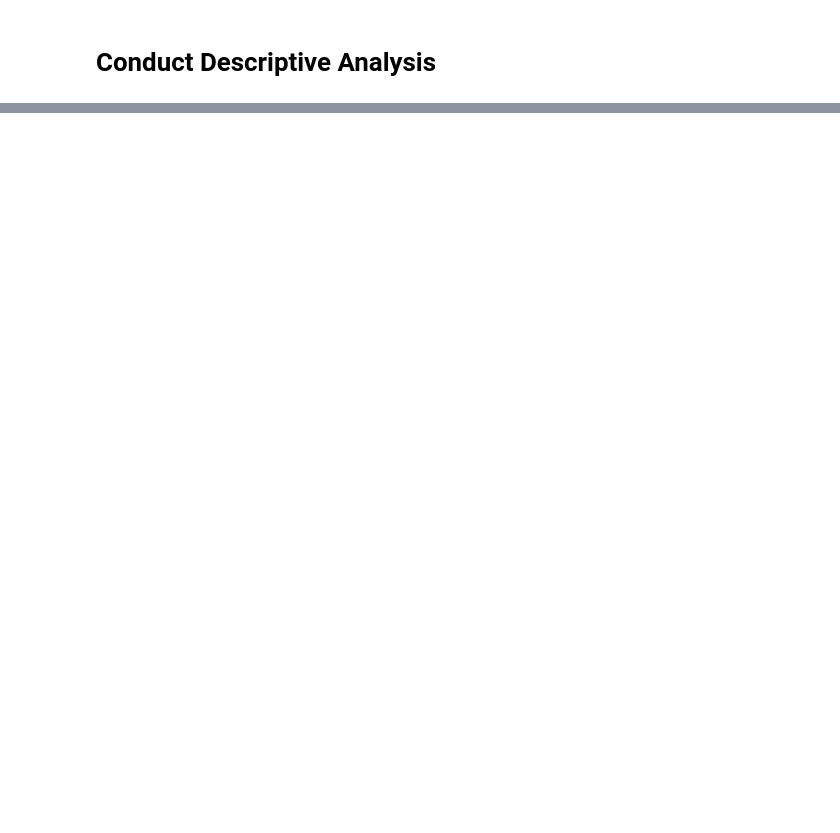
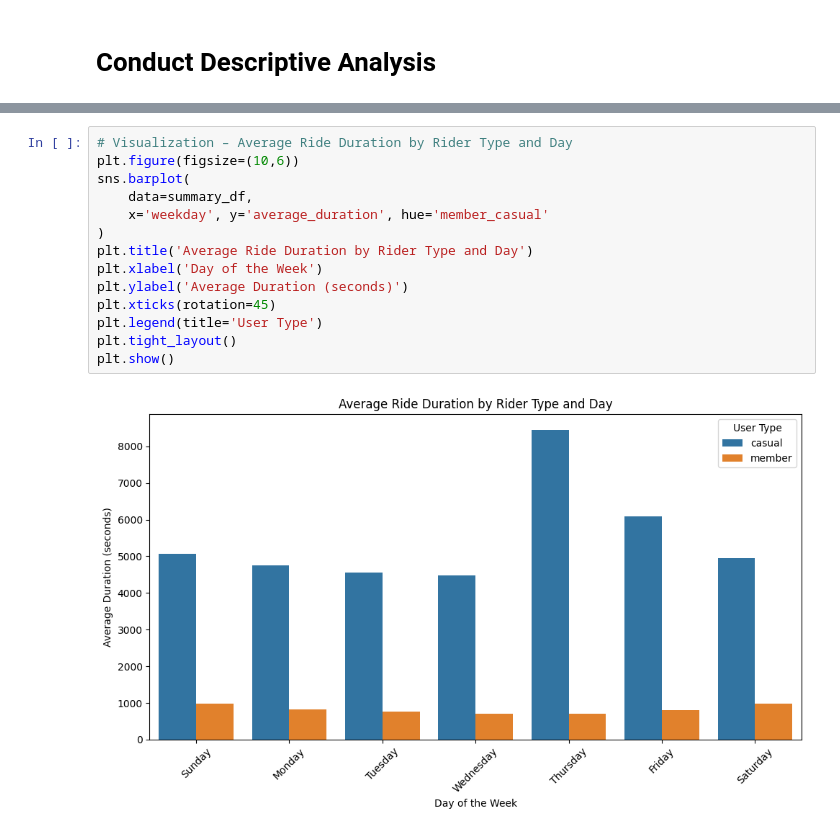
Before and after one commit to azuhayer/Cyclistic-Case-Study, a Jupyter notebook: main.ipynb, the cells around one changed output, grey strips where cells are left out. Saved outputs shown, nothing was run; the diff lists cells and outputs as text; blank space fills up the shorter version.

```diff
--- a/main.ipynb
+++ b/main.ipynb
@@ -129,0 +374,16 @@ print(all_trips_v2.groupby('member_casual')['ride_length'].min())
+# %%
+# Visualization – Average Ride Duration by Rider Type and Day
+plt.figure(figsize=(10,6))
+sns.barplot(
+    data=summary_df,
+    x='weekday', y='average_duration', hue='member_casual'
+)
+plt.title('Average Ride Duration by Rider Type and Day')
+plt.xlabel('Day of the Week')
+plt.ylabel('Average Duration (seconds)')
+plt.xticks(rotation=45)
+plt.legend(title='User Type')
+plt.tight_layout()
+plt.show()
+# %% [output]
+[figure, added]
```
Also changed, not shown: parts of 24 cells of this notebook.
